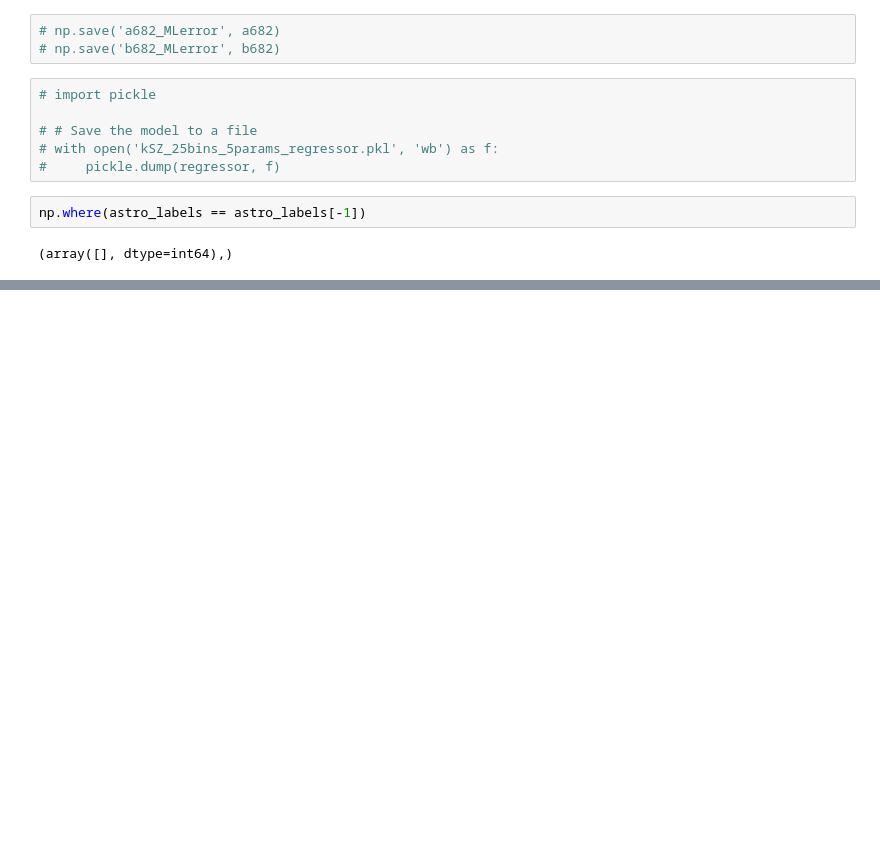
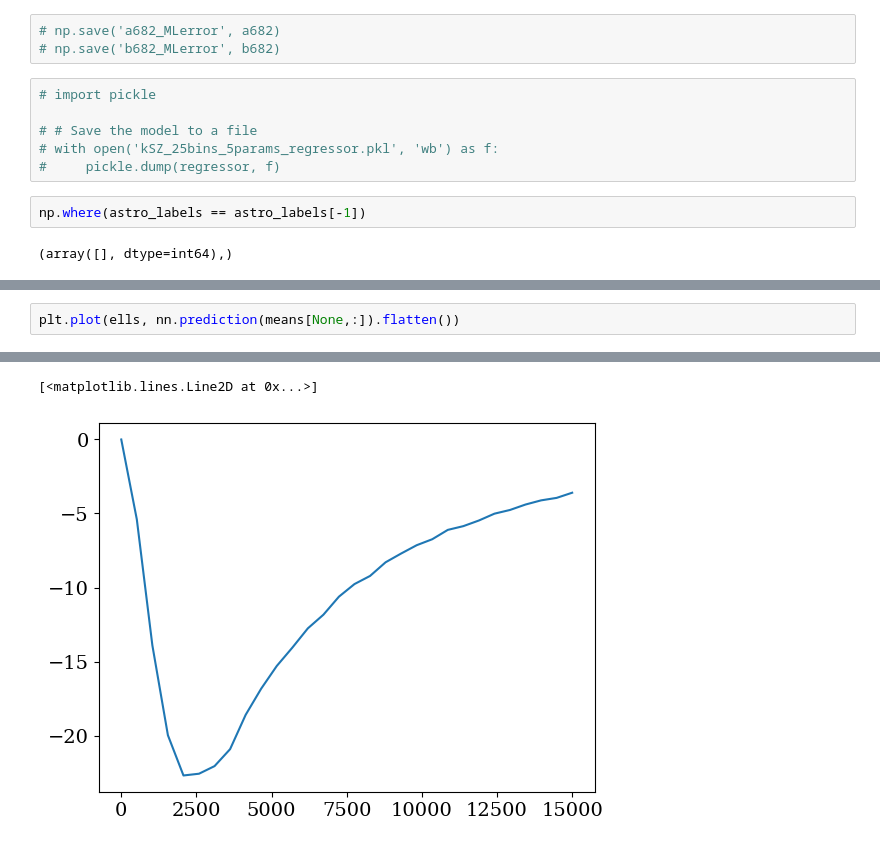
Before and after one commit to lisaleemcb/alfred, a Jupyter notebook: notebooks/Emulator_Comparison.ipynb, the cells around one changed output, grey strips where cells are left out. Cells and saved outputs as stored; diff of their text form; blank space fills up the shorter version.

```diff
--- a/notebooks/Emulator_Comparison.ipynb
+++ b/notebooks/Emulator_Comparison.ipynb
@@ -672,0 +714,3 @@ Epoch 100/100
+# %%
+plt.plot(ells, nn.prediction(means[None,:]).flatten())
+# %% [output]
@@ -672,0 +718,2 @@ Epoch 100/100
+[<matplotlib.lines.Line2D at 0x...>]
+[figure, added]
```
Also changed, not shown: parts of 17 cells of this notebook, 2 other files.
